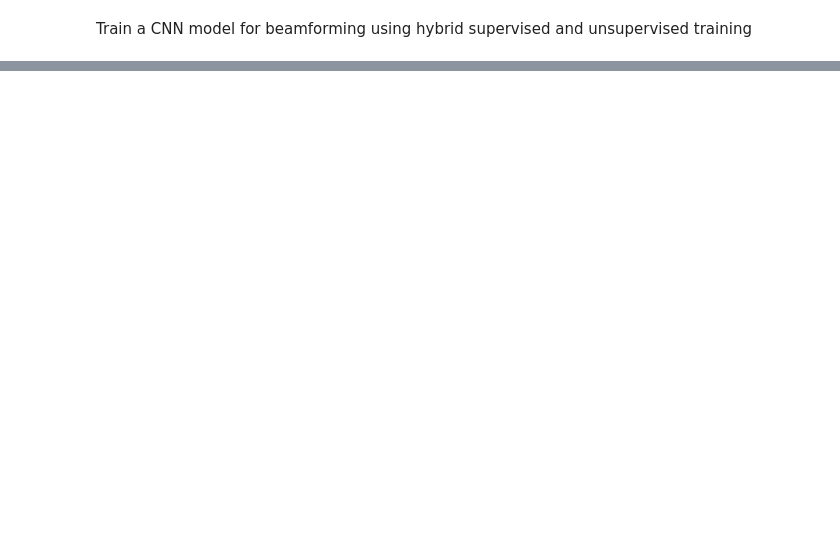
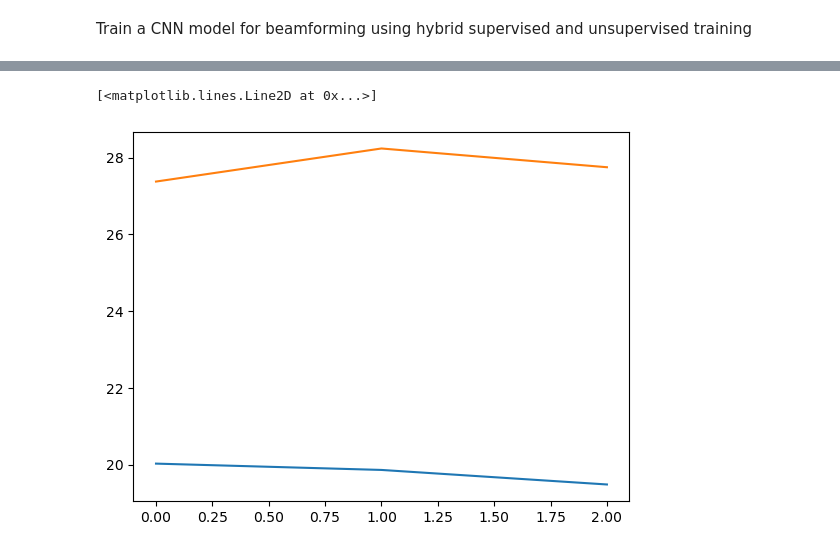
Before and after one commit to Ali-Abbasi01/Deep-Unfolding-NN, a Jupyter notebook: notebooks/CNN.ipynb, the cells around one changed output, grey strips where cells are left out. Cells and saved outputs as stored; diff of their text form; code cells hidden in the pictures; blank space fills up the shorter version.

```diff
--- a/notebooks/CNN.ipynb
+++ b/notebooks/CNN.ipynb
@@ -208,0 +246,18 @@ KeyboardInterrupt:
+# %%
+# Plot the predictions for train vs true
+H_train = dset_train.iloc[:, 0:num_users].copy().reset_index(drop=True)
+H_train_tensor = df_to_tensor(H_train)
+out_tensor = tr.model.predict(H_train_tensor)
+out_df = tensor_to_df(out_tensor)
+out_dict = df_to_dict(out_df)
+
+srate_pred = []
+for idx, row in H_train.iterrows():
+    H_dict = {str(i): row[i] for i in range(len(row))}
+    srate_pred.append(calculate_sum_rate_sc(H_dict, out_dict[str(idx)], alpha, sig).real)
+
+plt.plot(srate_pred)
+plt.plot(srate_opt_l[:last_tr_idx])
+# %% [output]
+[<matplotlib.lines.Line2D at 0x...>]
+[figure, added]
```
Also changed, not shown: parts of 16 cells of this notebook.
